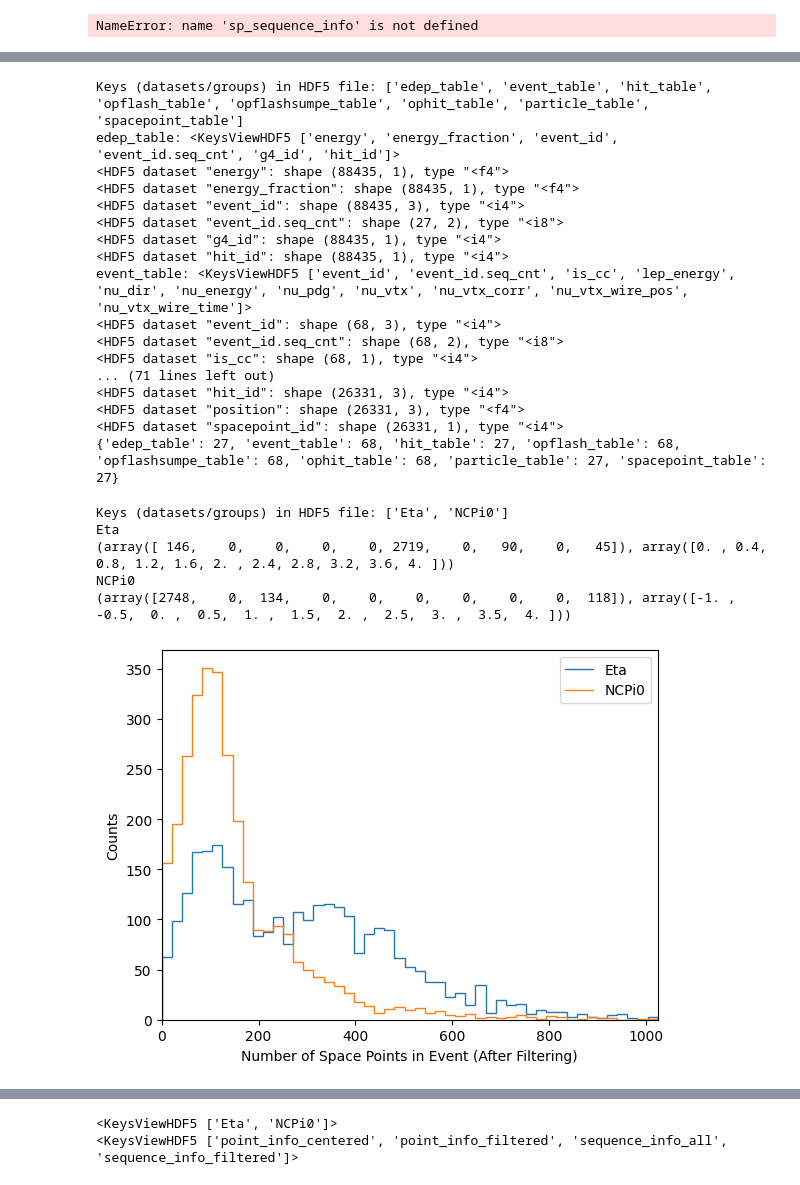
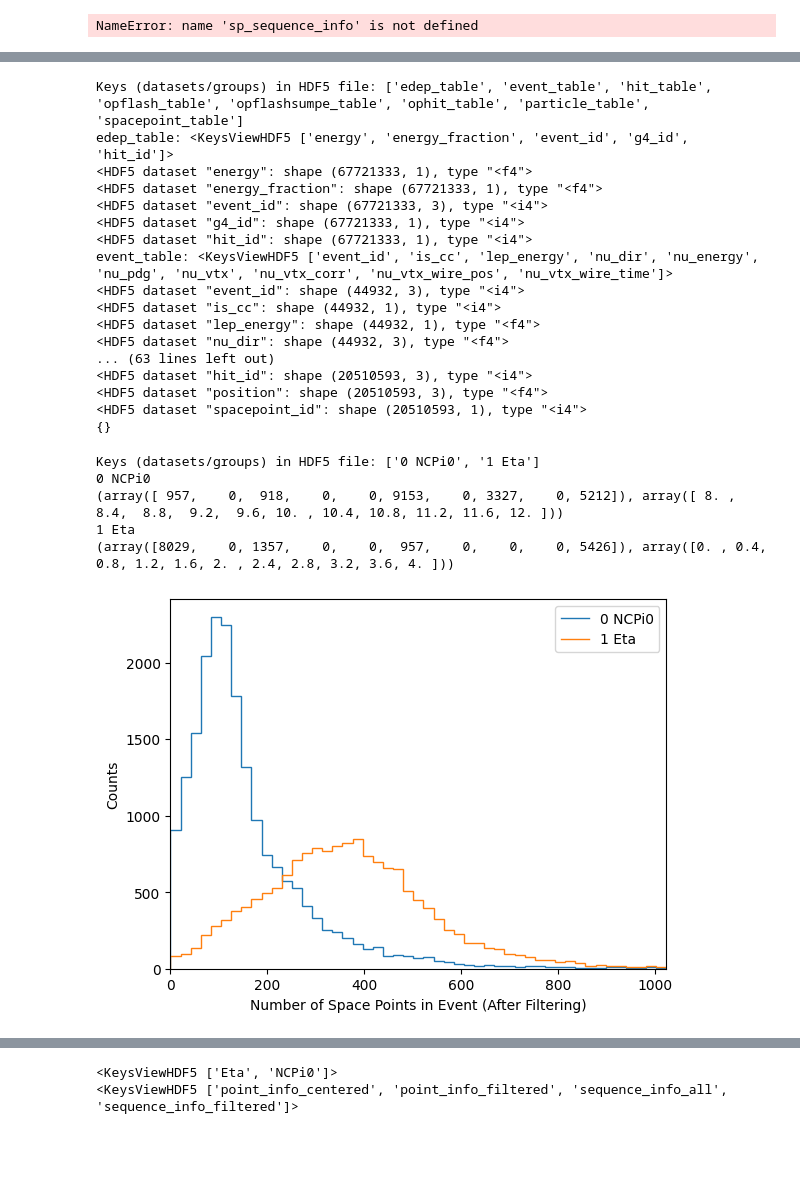
Before and after one commit to gkunkler/eta-pi0-separation, a Jupyter notebook: inspect_data.ipynb, the cells around one changed output, grey strips where cells are left out. Drawn from its saved outputs; the diff is of its cells as text; code cells hidden in the pictures; blank space fills up the shorter version.

```diff
--- a/inspect_data.ipynb
+++ b/inspect_data.ipynb
@@ -4,12 +4,12 @@ import matplotlib.pyplot as plt
 import numpy as np
 from tqdm import tqdm
 # %%
-# file_path = "../eta-pi-data/merged_Eta.h5"
+# file_path = "../eta-pi-data/merged_Eta_update_sequenced.h5"
 # file_path = "../eta-pi-data/merged_NCPi0_update.h5"
-# file_path = '../eta-pi-data/eta-pi0.h5'
+file_path = '../eta-pi-data/eta-pi0-update.h5'
 # file_path = '../eta-pi-data/NeutrinoML_TN_ts841090.h5'
 # file_path = '../eta-pi-data/NeutrinoML_TN_ts656558.h5'
-file_path = '../eta-pi-data/NeutrinoML_TN_ts491857.h5'
+# file_path = '../eta-pi-data/NeutrinoML_TN_ts491857.h5'
 # %%
 with h5py.File(file_path, 'r') as f:
     print("Keys (datasets/groups) in HDF5 file:", list(f.keys()))
@@ -108,16 +108,16 @@ with h5py.File(file_path, 'r') as f:
 
         primary_idx = np.where(parent_id[starting_index:starting_index+num_particles] == 0)[0]
 
-        print(primary_idx)
+        # print(primary_idx)
 
-        gamma_idx = np.where(pdg_info[starting_index+primary_idx] == 22)
-        pi0_idx = np.where(pdg_info[starting_index+primary_idx] == 111)
+        gamma_idx = np.where(pdg_info[starting_index+primary_idx] == 22)[0]
+        pi0_idx = np.where(pdg_info[starting_index+primary_idx] == 111)[0]
         pip_idx = np.where(pdg_info[starting_index+primary_idx] == 211)[0]
         pim_idx = np.where(pdg_info[starting_index+primary_idx] == -211)[0]
 
-        print(pdg_info[starting_index+primary_idx].squeeze(-1))
+        # print(pdg_info[starting_index+primary_idx].squeeze(-1))
 
-        print(gamma_idx)
+        # print(gamma_idx)
 
         gamma_counts.append(len(gamma_idx))
         if len(gamma_idx) == 2:
@@ -318,57 +308,57 @@ with h5py.File(file_path, 'r') as f:
     print(output)
 # %% [output]
 Keys (datasets/groups) in HDF5 file: ['edep_table', 'event_table', 'hit_table', 'opflash_table', 'opflashsumpe_table', 'ophit_table', 'particle_table', 'spacepoint_table']
-edep_table: <KeysViewHDF5 ['energy', 'energy_fraction', 'event_id', 'event_id.seq_cnt', 'g4_id', 'hit_id']>
-<HDF5 dataset "energy": shape (88435, 1), type "<f4">
-<HDF5 dataset "energy_fraction": shape (88435, 1), type "<f4">
-<HDF5 dataset "event_id": shape (88435, 3), type "<i4">
-<HDF5 dataset "event_id.seq_cnt": shape (27, 2), type "<i8">
-<HDF5 dataset "g4_id": shape (88435, 1), type "<i4">
-<HDF5 dataset "hit_id": shape (88435, 1), type "<i4">
-event_table: <KeysViewHDF5 ['event_id', 'event_id.seq_cnt', 'is_cc', 'lep_energy', 'nu_dir', 'nu_energy', 'nu_pdg', 'nu_vtx', 'nu_vtx_corr', 'nu_vtx_wire_pos', 'nu_vtx_wire_time']>
-<HDF5 dataset "event_id": shape (68, 3), type "<i4">
-<HDF5 dataset "event_id.seq_cnt": shape (68, 2), type "<i8">
-<HDF5 dataset "is_cc": shape (68, 1), type "<i4">
-... (71 lines left out)
-<HDF5 dataset "hit_id": shape (26331, 3), type "<i4">
-<HDF5 dataset "position": shape (26331, 3), type "<f4">
-<HDF5 dataset "spacepoint_id": shape (26331, 1), type "<i4">
-{'edep_table': 27, 'event_table': 68, 'hit_table': 27, 'opflash_table': 68, 'opflashsumpe_table': 68, 'ophit_table': 68, 'particle_table': 27, 'spacepoint_table': 27}
+edep_table: <KeysViewHDF5 ['energy', 'energy_fraction', 'event_id', 'g4_id', 'hit_id']>
+<HDF5 dataset "energy": shape (67721333, 1), type "<f4">
+<HDF5 dataset "energy_fraction": shape (67721333, 1), type "<f4">
+<HDF5 dataset "event_id": shape (67721333, 3), type "<i4">
+<HDF5 dataset "g4_id": shape (67721333, 1), type "<i4">
+<HDF5 dataset "hit_id": shape (67721333, 1), type "<i4">
+event_table: <KeysViewHDF5 ['event_id', 'is_cc', 'lep_energy', 'nu_dir', 'nu_energy', 'nu_pdg', 'nu_vtx', 'nu_vtx_corr', 'nu_vtx_wire_pos', 'nu_vtx_wire_time']>
+<HDF5 dataset "event_id": shape (44932, 3), type "<i4">
+<HDF5 dataset "is_cc": shape (44932, 1), type "<i4">
+<HDF5 dataset "lep_energy": shape (44932, 1), type "<f4">
+<HDF5 dataset "nu_dir": shape (44932, 3), type "<f4">
+... (63 lines left out)
+<HDF5 dataset "hit_id": shape (20510593, 3), type "<i4">
+<HDF5 dataset "position": shape (20510593, 3), type "<f4">
+<HDF5 dataset "spacepoint_id": shape (20510593, 1), type "<i4">
+{}
 # %%
-file_path = '../eta-pi-data/eta-pi0-testing.h5'
+file_path = '../eta-pi-data/eta-pi0-update.h5'
 
 with h5py.File(file_path, 'r') as f:
     print("Keys (datasets/groups) in HDF5 file:", list(f.keys()))
 
     fig, ax= plt.subplots()
     bins = np.linspace(0,1024,50)
     bin_centers = (bins[:-1] + bins[1:])/2
     for group in f.keys():
 
         print(group)
 
         grp = f[group]
 
         num_points = grp['sequence_info_filtered'][:,2]
         category = grp['sequence_info_filtered'][:,6]
 
         print(np.histogram(category, 10))
 
         hist = np.histogram(num_points, bins)[0]
         ax.stairs(hist, bins, label=group)
 
 ax.set_xlabel(f'Number of Space Points in Event (After Filtering)')
 ax.set_ylabel(f'Counts')
 ax.set_xlim(min(bins), max(bins))
 ax.legend()
 plt.show()
 # %% [output]
-Keys (datasets/groups) in HDF5 file: ['Eta', 'NCPi0']
-Eta
-(array([ 146,    0,    0,    0,    0, 2719,    0,   90,    0,   45]), array([0. , 0.4, 0.8, 1.2, 1.6, 2. , 2.4, 2.8, 3.2, 3.6, 4. ]))
-NCPi0
-(array([2748,    0,  134,    0,    0,    0,    0,    0,    0,  118]), array([-1. , -0.5,  0. ,  0.5,  1. ,  1.5,  2. ,  2.5,  3. ,  3.5,  4. ]))
+Keys (datasets/groups) in HDF5 file: ['0 NCPi0', '1 Eta']
+0 NCPi0
+(array([ 957,    0,  918,    0,    0, 9153,    0, 3327,    0, 5212]), array([ 8. ,  8.4,  8.8,  9.2,  9.6, 10. , 10.4, 10.8, 11.2, 11.6, 12. ]))
+1 Eta
+(array([8029,    0, 1357,    0,    0,  957,    0,    0,    0, 5426]), array([0. , 0.4, 0.8, 1.2, 1.6, 2. , 2.4, 2.8, 3.2, 3.6, 4. ]))
-[figure, old version]
+[figure, new version]
 # %%
 with h5py.File(file_path, 'r') as f:
     print("Keys (datasets/groups) in HDF5 file:", list(f.keys()))
```
Also changed, not shown: parts of 1 cell of this notebook, 8 other files.
